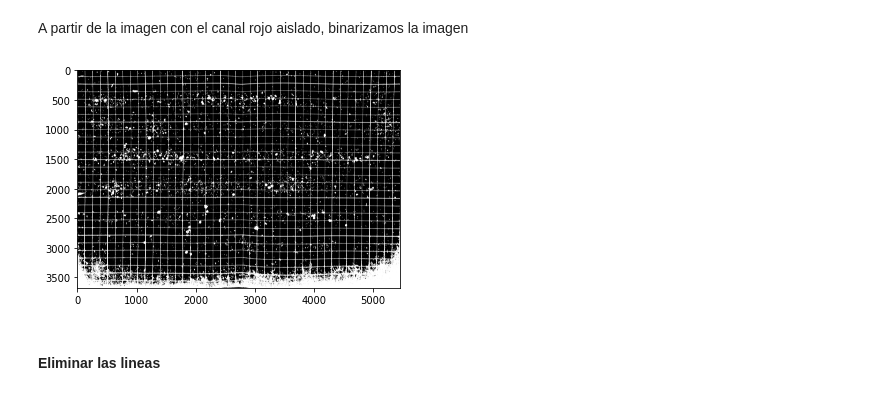
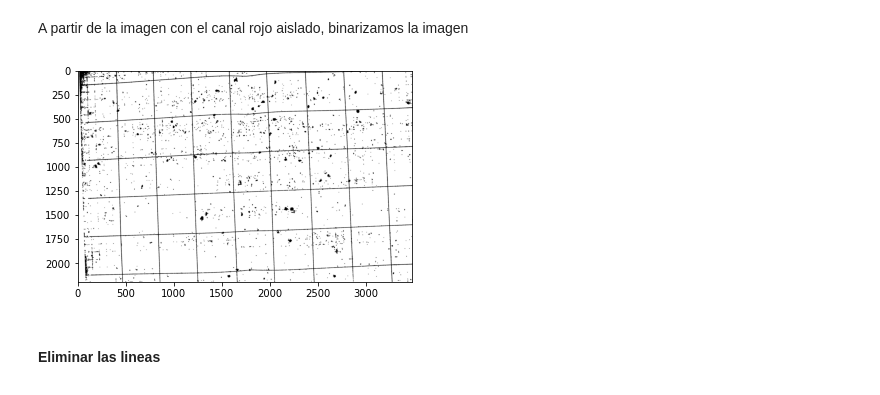
Before and after one commit to juanluishg/taller_images_apicultura, a Jupyter notebook: analisis_imagenes.ipynb, the cells around one changed output. Drawn from its saved outputs; the diff is of its cells as text; code cells hidden in the pictures.

```diff
--- a/analisis_imagenes.ipynb
+++ b/analisis_imagenes.ipynb
@@ -16,8 +16,8 @@ import cv2
 # %% [markdown]
 Cargamos la foto con la función de la librería de opencv. Hay que tener en cuenta que opencv trabaja en **BGR**.
 # %%
-name = "1"
-img = cv2.imread("fotos/"+name+'.png')
+num_foto = "3"
+img = cv2.imread("fotos/"+num_foto+".jpg")
 # %% [markdown]
 Definimos una función para mostar las imágenes.
 # %%
@@ -143,16 +143,16 @@ A partir de la imagen con el canal rojo aislado, binarizamos la imagen
 # %%
 kernel = np.ones((5, 5), np.uint8)
 dilation = cv2.dilate(red, kernel, iterations=1)
 erosion = cv2.erode(dilation, kernel, iterations=1)
 median = cv2.medianBlur(erosion, 3)
 gray = cv2.cvtColor(erosion, cv2.COLOR_BGR2GRAY)
 out = np.empty_like(gray)
 kittler(gray, out)
-out = cv2.bitwise_not(out)
+#out = cv2.bitwise_not(out)
 show_img(out)
-plt.savefig('imgs/bin.png')
+#plt.savefig('imgs/bin.png')
 # %% [output]
-[figure, old version]
+[figure, new version]
 # %% [markdown]
 #### Eliminar las lineas
 # %% [markdown]
```
Also changed, not shown: parts of 37 cells of this notebook, 26 other files.
